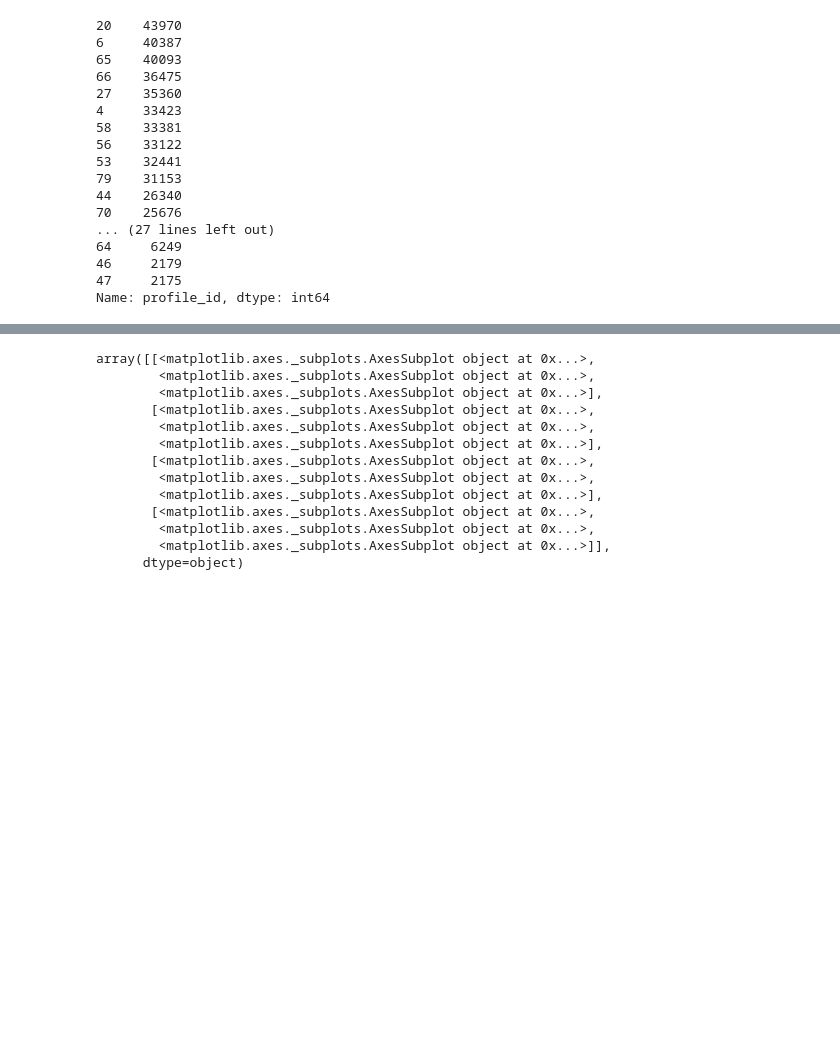
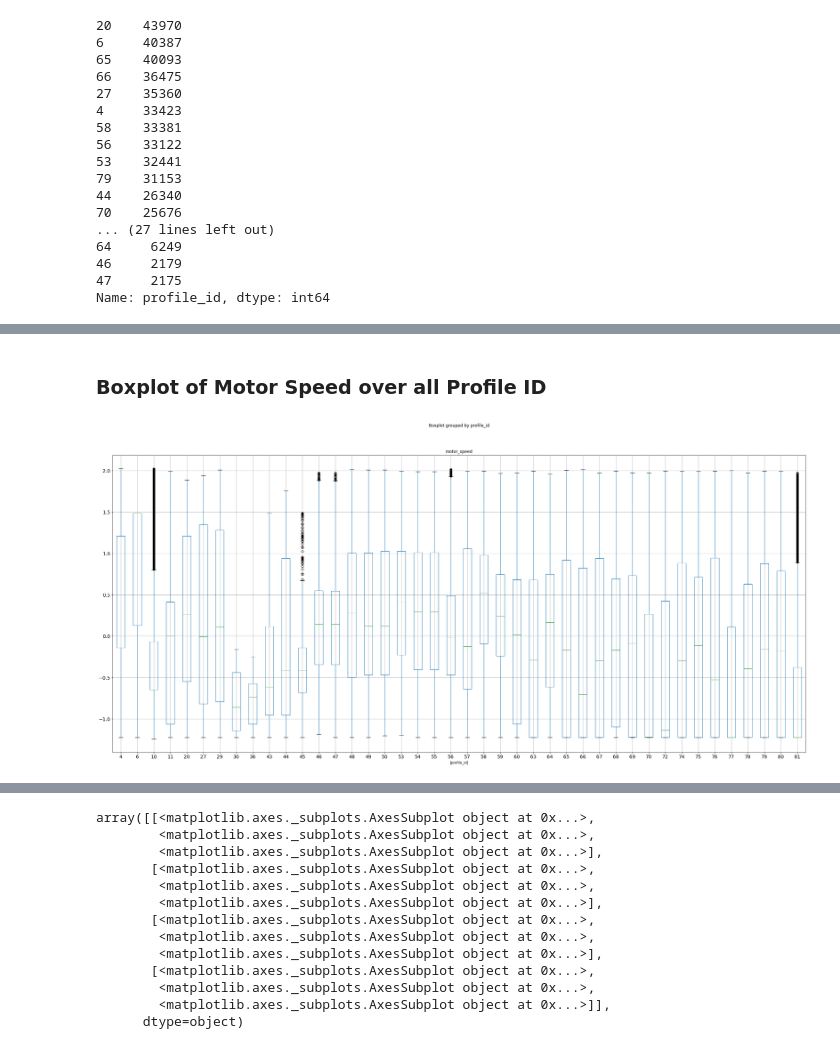
Before and after one commit to Sujeeth-Shetty/hackathon-projects, a Jupyter notebook: odsc-hackathon/ev-optimization.ipynb, the cells around one changed output, grey strips where cells are left out. Drawn from its saved outputs; the diff is of its cells as text; code cells hidden in the pictures; blank space fills up the shorter version.

Commit message:
ODSC Hackathon - EV Motor Temperature Prediction

```diff
--- a/odsc-hackathon/ev-optimization.ipynb
+++ b/odsc-hackathon/ev-optimization.ipynb
@@ -79,0 +112,12 @@ Name: profile_id, dtype: int64
+# %% [markdown]
+### Boxplot of Motor Speed over all Profile ID
+# %%
+#motor_speed
+#grouped=train_df[['motor_speed','profile_id']].groupby(['profile_id'])
+#grouped.boxplot(rot=45,fontsize=12, figsize=(8,10))
+#plt.pyplot.figure(figsize=(50,30))
+train_df.boxplot(column=['motor_speed'],by=['profile_id'],fontsize=14,figsize=(35,16))
+plt.pyplot.show()
+#sns.boxplot(train_df[['motor_speed']])
+# %% [output]
+[figure, added]
```
Also changed, not shown: parts of 37 cells of this notebook.
